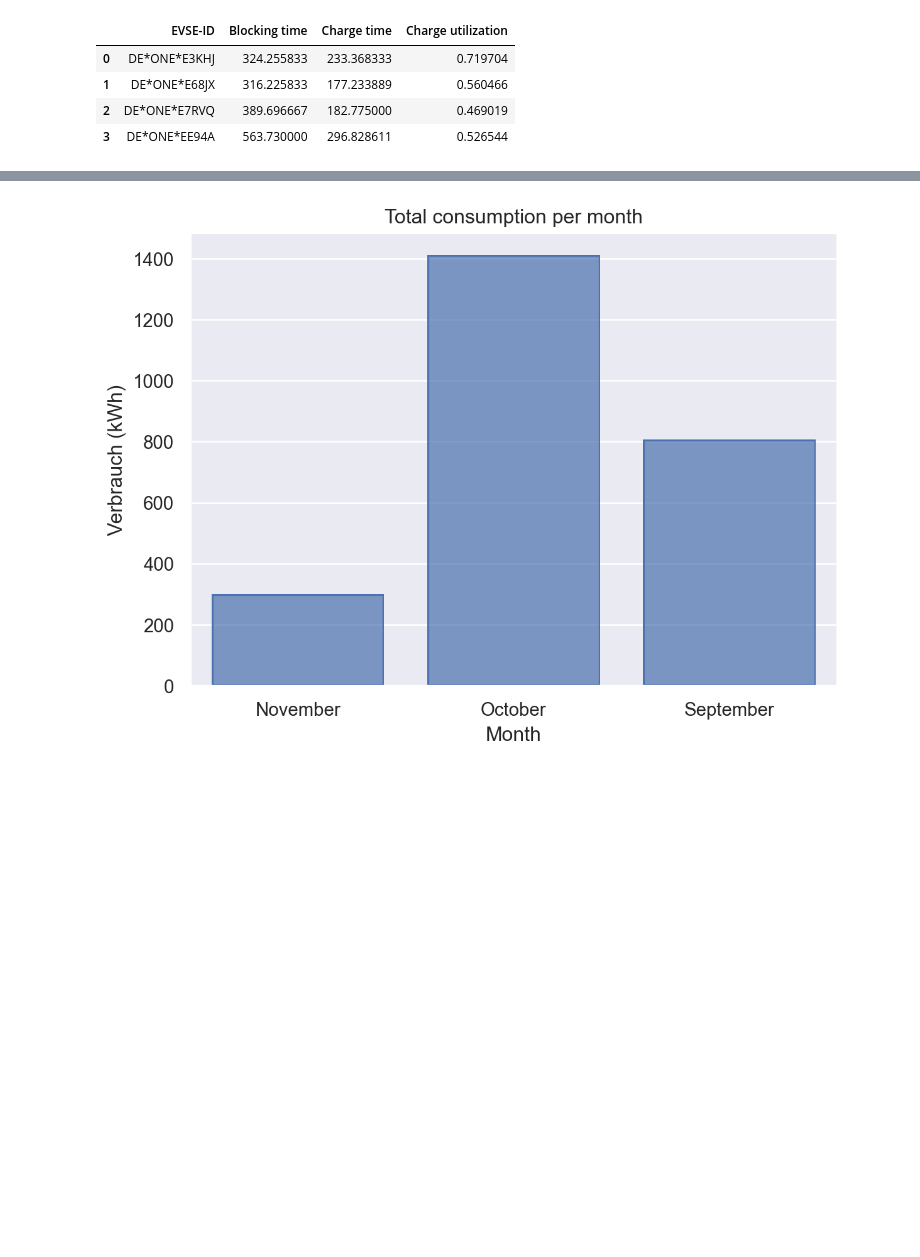
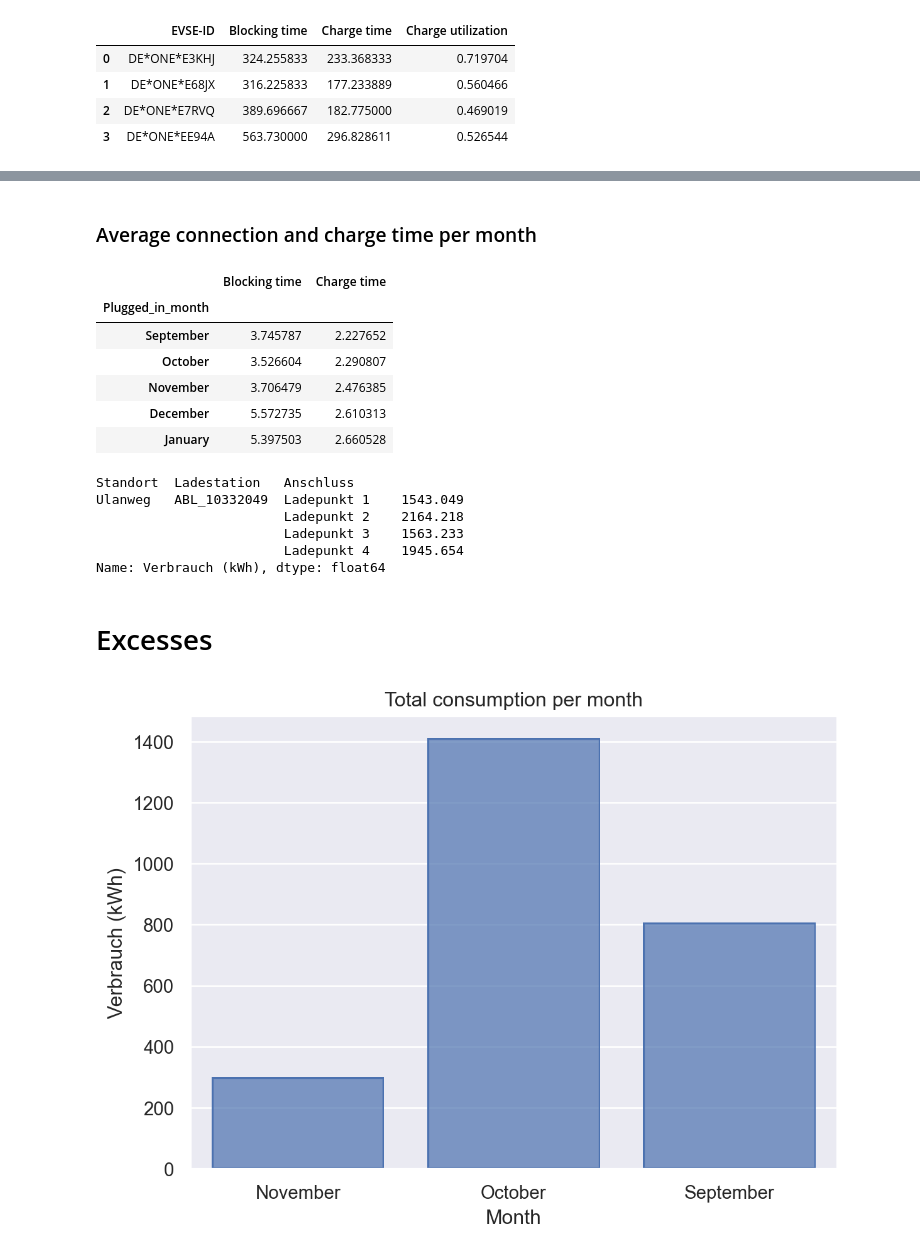
Before and after one commit to Omotayewo/EV-charging-analysis, a Jupyter notebook: Notebooks/Analysis of Electric Vehicle Charging Transactions (Users).ipynb, the cells around one changed output, grey strips where cells are left out. Drawn from its saved outputs; the diff is of its cells as text; code cells hidden in the pictures; blank space fills up the shorter version.

```diff
--- a/Notebooks/Analysis of Electric Vehicle Charging Transactions (Users).ipynb
+++ b/Notebooks/Analysis of Electric Vehicle Charging Transactions (Users).ipynb
@@ -1102,3 +1132,28 @@ plt.show()
+# %% [markdown]
+### Average connection and charge time per month
+# %%
+# Create a pivot table that contains the median connection and charge times for each day in each month
+avg_connection_time = pd.pivot_table(user_data, values=['Blocking time', 'Charge time'], index=['Plugged_in_month'], aggfunc="mean")
+avg_connection_time
+# %% [output]
+|  | Blocking time | Charge time |
+| Plugged_in_month |  |  |
+| September | 3.745787 | 2.227652 |
+| October | 3.526604 | 2.290807 |
+| November | 3.706479 | 2.476385 |
+| December | 5.572735 | 2.610313 |
+| January | 5.397503 | 2.660528 |
+# %%
+user_data.groupby('Anschluss')['']
+# %% [output]
+Standort  Ladestation   Anschluss
+Ulanweg   ABL_10332049  Ladepunkt 1    1543.049
+                        Ladepunkt 2    2164.218
+                        Ladepunkt 3    1563.233
+                        Ladepunkt 4    1945.654
+Name: Verbrauch (kWh), dtype: float64
+# %% [markdown]
+# Excesses
 # %%
 user_data_copy = user_data.copy()
 user_data_copy['Plugged_in_month'] = user_data_copy['Plugged_in_month'].map({
```
Also changed, not shown: parts of 118 cells of this notebook, 1 other file.
